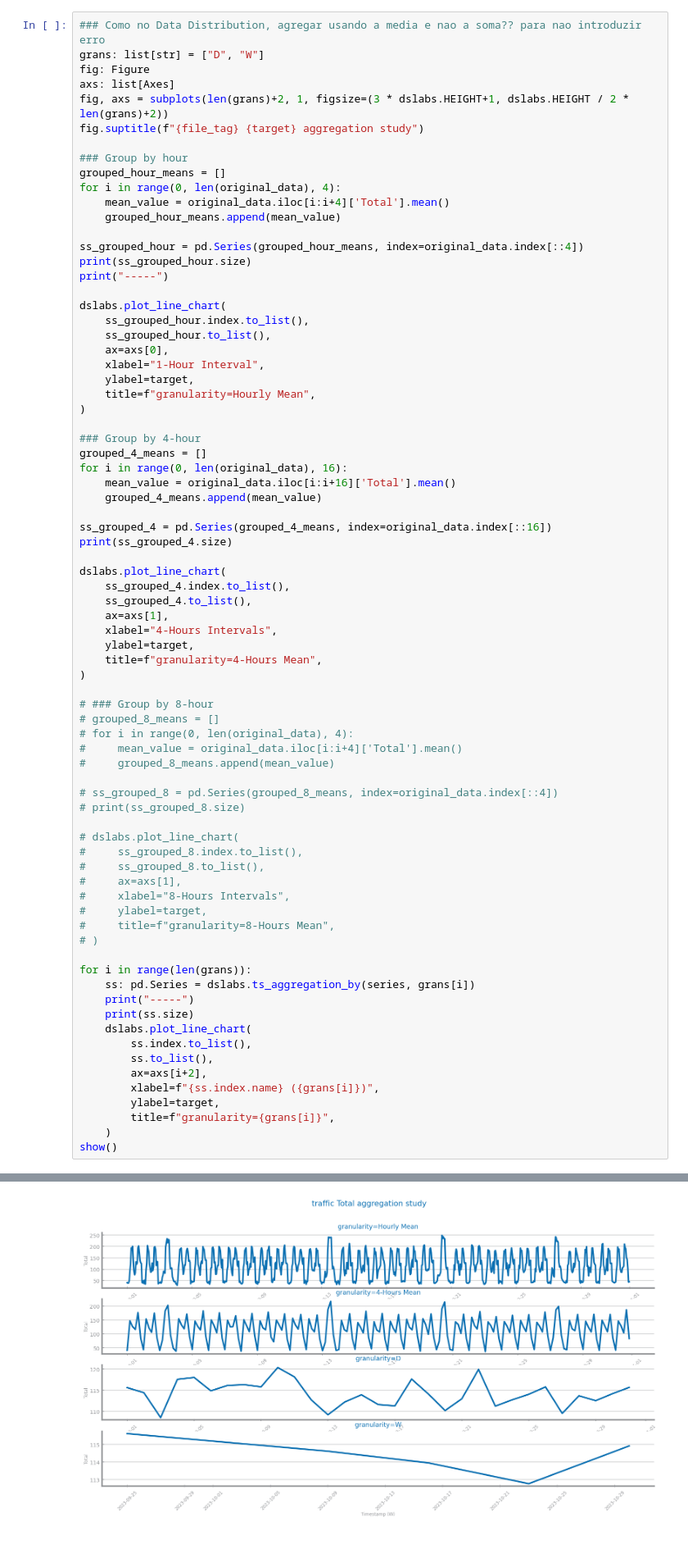
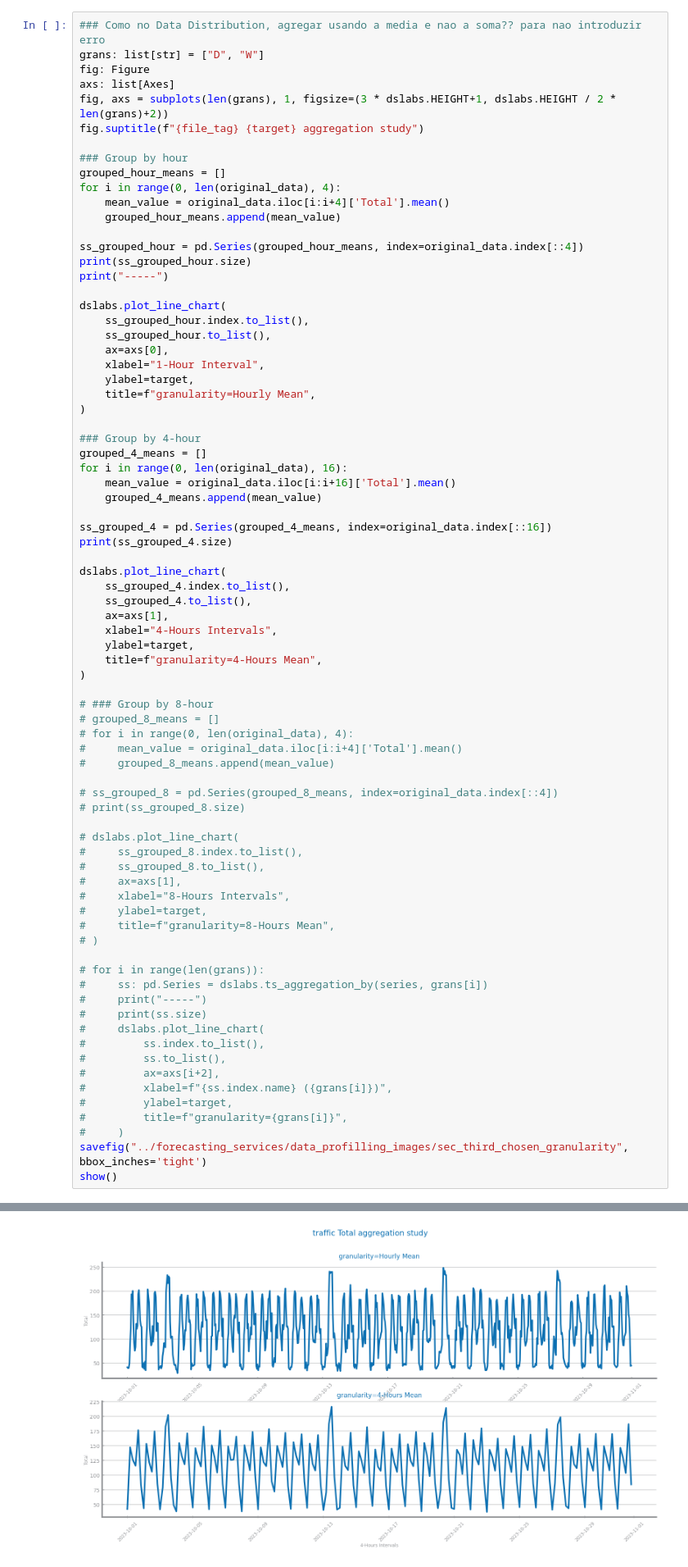
Before and after one commit to franciscoAbreuTecnico/Data-Science-IST, a Jupyter notebook: forecasting_services/data_profilling.ipynb, the cells around one changed output, grey strips where cells are left out. Shown at 82% size. Saved outputs shown, nothing was run; the diff lists cells and outputs as text; blank space fills up the shorter version.

```diff
--- a/forecasting_services/data_profilling.ipynb
+++ b/forecasting_services/data_profilling.ipynb
@@ -77,7 +78,7 @@ Last timestamp 2023-10-31 23:45:00
 grans: list[str] = ["D", "W"]
 fig: Figure
 axs: list[Axes]
-fig, axs = subplots(len(grans)+2, 1, figsize=(3 * dslabs.HEIGHT+1, dslabs.HEIGHT / 2 * len(grans)+2))
+fig, axs = subplots(len(grans), 1, figsize=(3 * dslabs.HEIGHT+1, dslabs.HEIGHT / 2 * len(grans)+2))
 fig.suptitle(f"{file_tag} {target} aggregation study")
 
 ### Group by hour
@@ -135,18 +136,19 @@ dslabs.plot_line_chart(
 #     title=f"granularity=8-Hours Mean",
 # )
 
-for i in range(len(grans)):
-    ss: pd.Series = dslabs.ts_aggregation_by(series, grans[i])
-    print("-----")
-    print(ss.size)
-    dslabs.plot_line_chart(
-        ss.index.to_list(),
-        ss.to_list(),
-        ax=axs[i+2],
-        xlabel=f"{ss.index.name} ({grans[i]})",
-        ylabel=target,
-        title=f"granularity={grans[i]}",
-    )
+# for i in range(len(grans)):
+#     ss: pd.Series = dslabs.ts_aggregation_by(series, grans[i])
+#     print("-----")
+#     print(ss.size)
+#     dslabs.plot_line_chart(
+#         ss.index.to_list(),
+#         ss.to_list(),
+#         ax=axs[i+2],
+#         xlabel=f"{ss.index.name} ({grans[i]})",
+#         ylabel=target,
+#         title=f"granularity={grans[i]}",
+#     )
+savefig("../forecasting_services/data_profilling_images/sec_third_chosen_granularity", bbox_inches='tight')
 show()
 # %% [output]
 744
@@ -159,4 +157,4 @@ show()
-[figure, old version]
+[figure, new version]
 # %%
 ### Como no Data Distribution, agregar usando a media e nao a soma?? para nao introduzir erro
 grans_2: list[str] = ["D", "W"]
```
Also changed, not shown: parts of 13 cells of this notebook.
